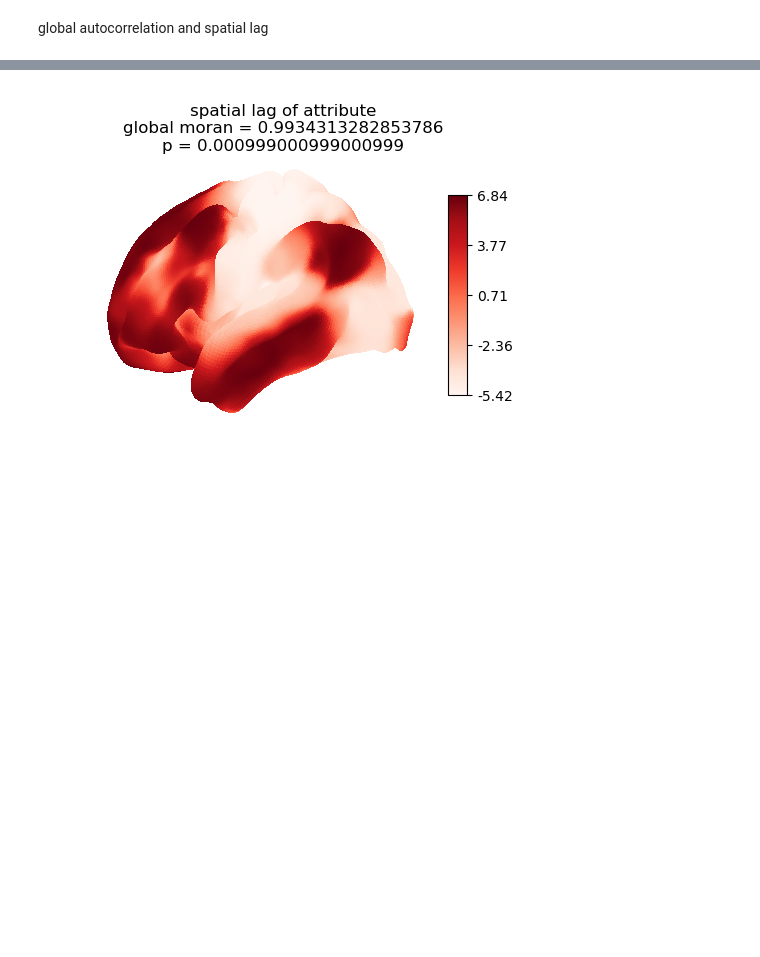
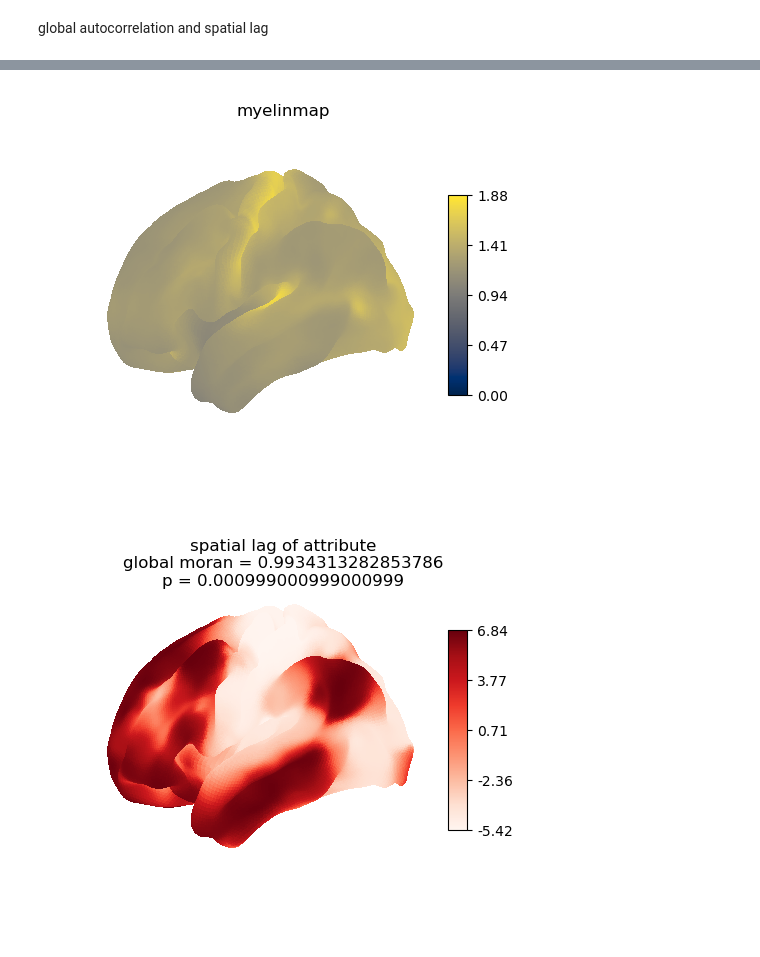
Before and after one commit to shyu2kko/spatial, a Jupyter notebook: spatial_autocorrelation.ipynb, the cells around one changed output, grey strips where cells are left out. Cells and saved outputs as stored; diff of their text form; code cells hidden in the pictures; blank space fills up the shorter version.

```diff
--- a/spatial_autocorrelation.ipynb
+++ b/spatial_autocorrelation.ipynb
@@ -60,3 +57,9 @@ p = plot_surf(src['L'], y, cmap = 'inferno', colorbar = True, cbar_tick_format='
+# %%
+p = plot_surf(src['L'], y2, cmap = 'cividis', colorbar = True, cbar_tick_format='%1.2f')
+p.suptitle('myelinmap')
+p.show()
+# %% [output]
+[figure, added]
 # %%
 p = plot_surf(src['L'], y_slag, colorbar=True, cmap = 'Reds', cbar_tick_format='%1.2f')
 p.suptitle('spatial lag of attribute\nglobal moran = ' + str(I.I) + '\np = ' + str(I.p_sim))
```
Also changed, not shown: parts of 3 cells of this notebook.
